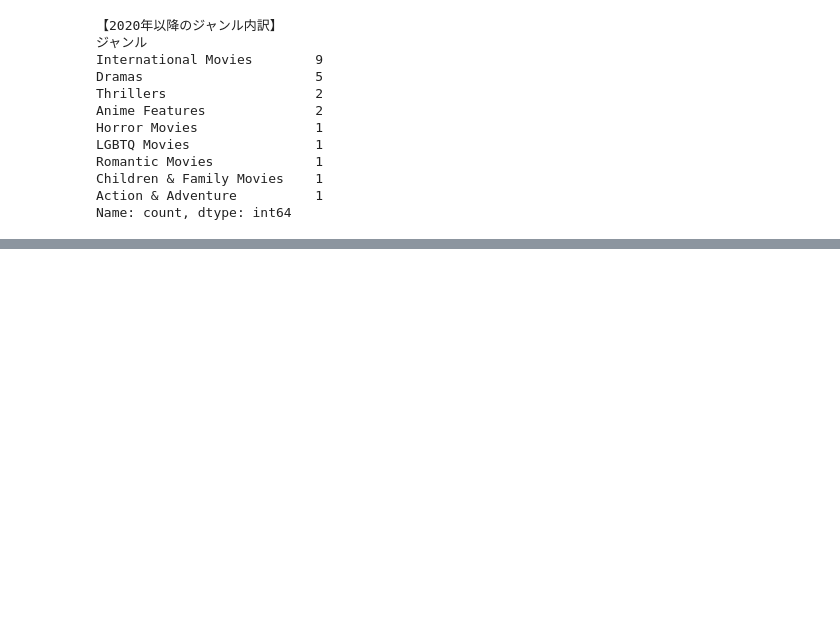
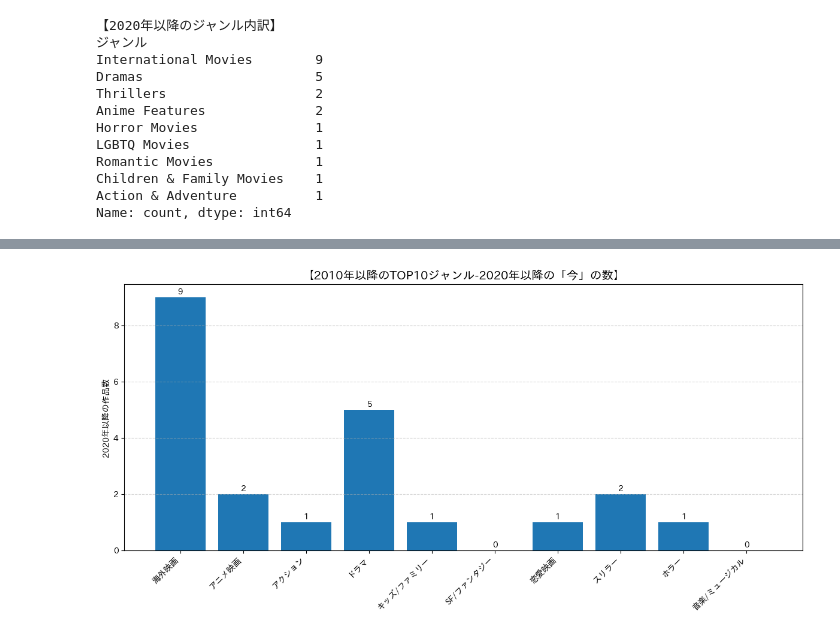
Before and after one commit to k6jf8wfhxh-ux/netflix-data-analysis, a Jupyter notebook: netflix_analysis.ipynb, the cells around one changed output, grey strips where cells are left out. Saved outputs shown, nothing was run; the diff lists cells and outputs as text; code cells hidden in the pictures; blank space fills up the shorter version.

```diff
--- a/netflix_analysis.ipynb
+++ b/netflix_analysis.ipynb
@@ -270,0 +285,9 @@ genre_counts_jp = translated_genres.value_counts()
+# %%
+# 2010年以降の全ジャンルを区切ってバラバラにする
+all_genres_recent_raw = recent_movies["ジャンル"].str.split(", ").explode()
+
+# それぞれ何個ずつあるか数える
+genre_counts_raw = all_genres_recent_raw.value_counts()
+
+print("【2010年以降の全ジャンル】")
+print(genre_counts_raw)
@@ -270,0 +354,31 @@ genre_counts_jp = translated_genres.value_counts()
+# %%
+# 2010年以降のTOP10ジャンルを固定
+top10_list = all_genres_recent_raw.value_counts().head(10).index
+
+# 2020年以降のデータから、そのTOP10が何件あるか数える
+movie_2020 = recent_movies[recent_movies["公開年"] >= 2020]
+genres_2020 = movie_2020["ジャンル"].str.split(", ").explode()
+
+# 2010年以降のTOP10を基準にしてカウント
+comparison_counts = genres_2020.value_counts().reindex(top10_list).fillna(0)
+
+# 日本語ラベルを準備
+labels_final = [genre_map_all.get(g, g) for g in top10_list]
+# %%
+#  グラフ作成
+plt.figure(figsize=(12, 6))
+plt.bar(labels_final, comparison_counts.values)
+
+plt.title('【2010年以降のTOP10ジャンル-2020年以降の「今」の数】', fontsize=14)
+plt.ylabel('2020年以降の作品数')
+plt.xticks(rotation=45, ha='right')
+plt.grid(axis='y', linestyle='--', alpha=0.5)
+
+# 棒の上に数字を表示
+for i, v in enumerate(comparison_counts.values):
+    plt.text(i, v + 0.1, f'{int(v)}', ha='center', fontweight='bold')
+
+plt.tight_layout()
+plt.show()
+# %% [output]
+[figure, added]
```
Also changed, not shown: parts of 6 cells of this notebook.
